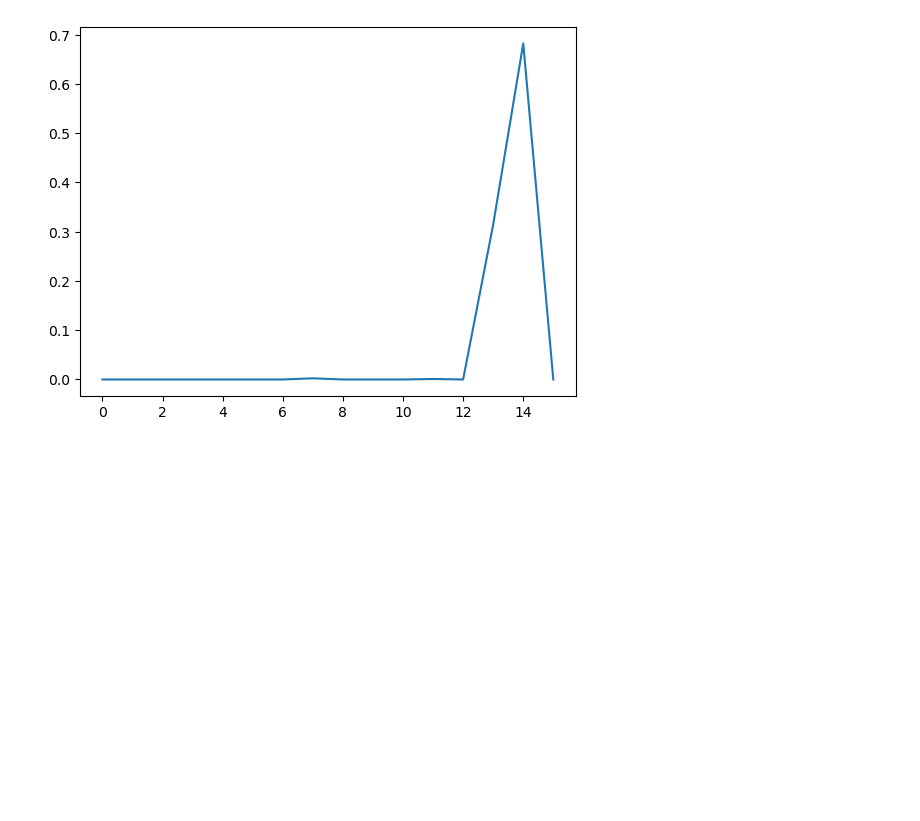
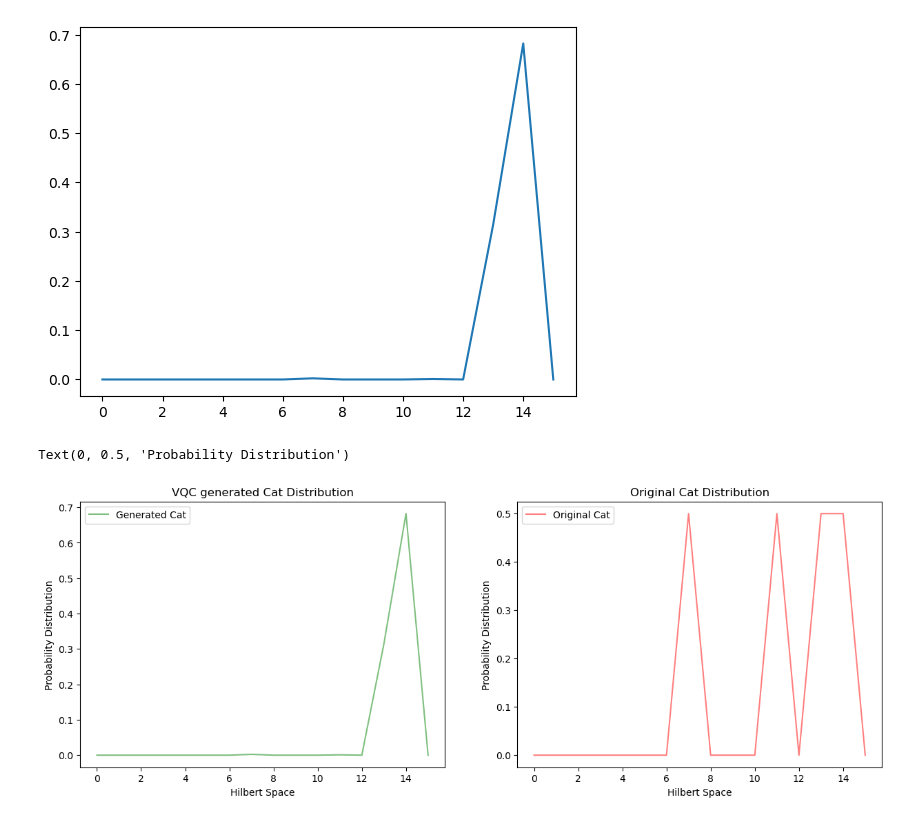
Before and after one commit to Ak-ash22/qcbm_hiwi, a Jupyter notebook: qcbm_project/cat_anticat/vqc_decoder_cat_anticat.ipynb, the cells around one changed output. Drawn from its saved outputs; the diff is of its cells as text; code cells hidden in the pictures; blank space fills up the shorter version.

Commit message:
hybrid vqc work done

```diff
--- a/qcbm_project/cat_anticat/vqc_decoder_cat_anticat.ipynb
+++ b/qcbm_project/cat_anticat/vqc_decoder_cat_anticat.ipynb
@@ -325,3 +305,19 @@ plt.plot(hybrid_output)
 # %% [output]
 [<matplotlib.lines.Line2D at 0x...>]
 [figure]
+# %%
+fig, axs = plt.subplots(1,2,figsize=(15,5))
+axs[0].plot(x_full,hybrid_output,color='green',alpha=0.5,label='Generated Cat')
+axs[0].legend()
+axs[0].set_title('VQC generated Cat Distribution')
+axs[0].set_xlabel('Hilbert Space')
+axs[0].set_ylabel('Probability Distribution')
+
+axs[1].plot(x_full,cat_data,color='red',alpha=0.5,label='Original Cat')
+axs[1].legend()
+axs[1].set_title('Original Cat Distribution')
+axs[1].set_xlabel('Hilbert Space')
+axs[1].set_ylabel('Probability Distribution')
+# %% [output]
+Text(0, 0.5, 'Probability Distribution')
+[figure, added]
```
Also changed, not shown: parts of 4 cells of this notebook.
